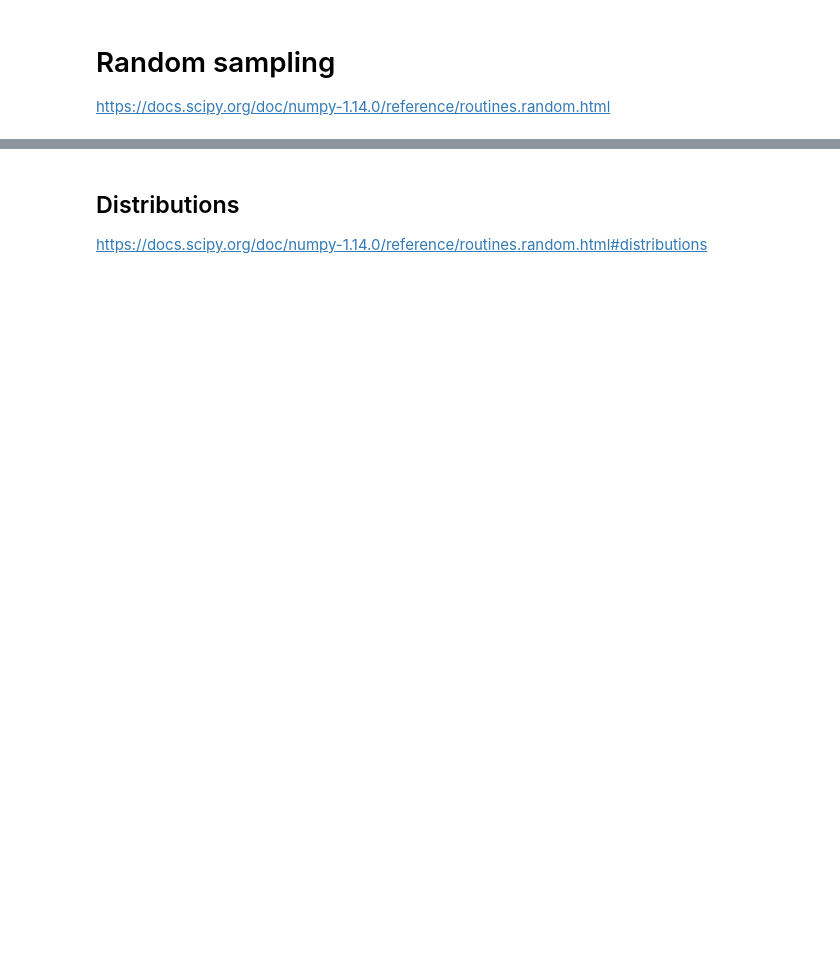
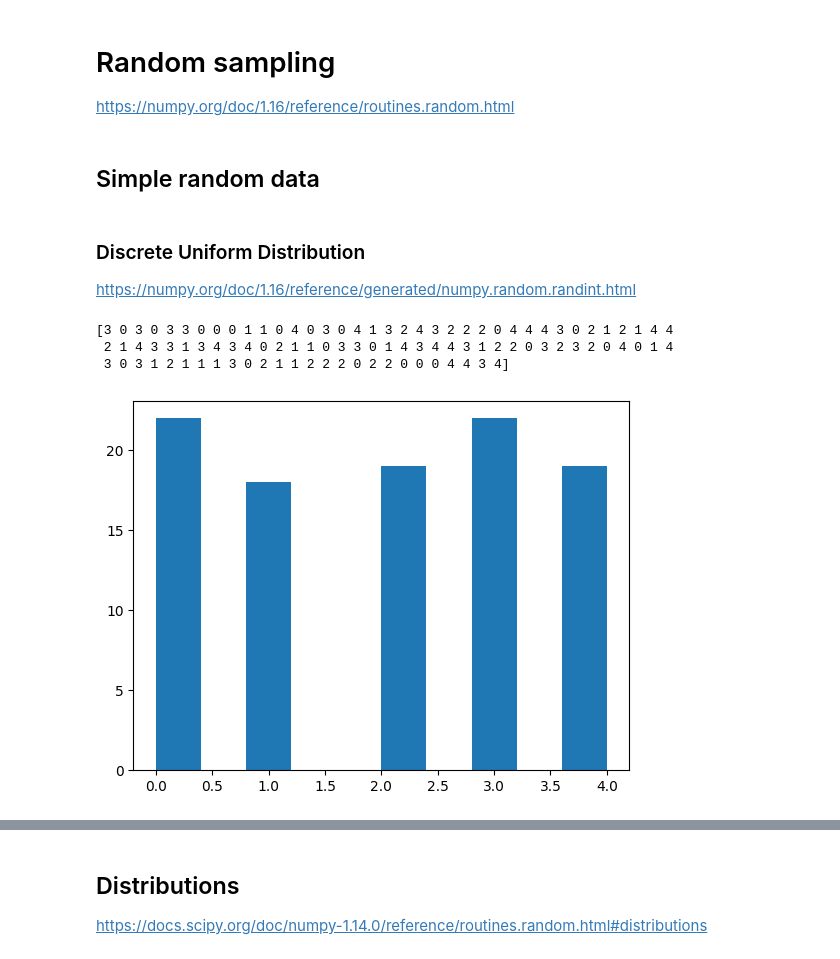
Before and after one commit to gtatiya/Python-Programming, a Jupyter notebook: NumPy/RandomSampling.ipynb, the cells around one changed output, grey strips where cells are left out. Cells and saved outputs as stored; diff of their text form; code cells hidden in the pictures; blank space fills up the shorter version.

```diff
--- a/NumPy/RandomSampling.ipynb
+++ b/NumPy/RandomSampling.ipynb
@@ -1,7 +1,7 @@
 # %% [markdown]
 # Random sampling
 
-https://docs.scipy.org/doc/numpy-1.14.0/reference/routines.random.html
+https://numpy.org/doc/1.16/reference/routines.random.html
 # %%
 import numpy as np
 import matplotlib.pyplot as plt
@@ -7,0 +9,21 @@ import matplotlib.pyplot as plt
+# %% [markdown]
+## Simple random data
+# %% [markdown]
+### Discrete Uniform Distribution
+
+https://numpy.org/doc/1.16/reference/generated/numpy.random.randint.html
+# %%
+# Return random integers from low (inclusive) to high (exclusive)
+
+random_objects = np.random.randint(low=0, high=5, size=100)
+print(random_objects)
+
+plt.hist(random_objects)
+
+plt.show()
+plt.close()
+# %% [output]
+[3 0 3 0 3 3 0 0 0 1 1 0 4 0 3 0 4 1 3 2 4 3 2 2 2 0 4 4 4 3 0 2 1 2 1 4 4
+ 2 1 4 3 3 1 3 4 3 4 0 2 1 1 0 3 3 0 1 4 3 4 4 3 1 2 2 0 3 2 3 2 0 4 0 1 4
+ 3 0 3 1 2 1 1 1 3 0 2 1 1 2 2 2 0 2 2 0 0 0 4 4 3 4]
+[figure, added]
```
Also changed, not shown: parts of 14 cells of this notebook.
